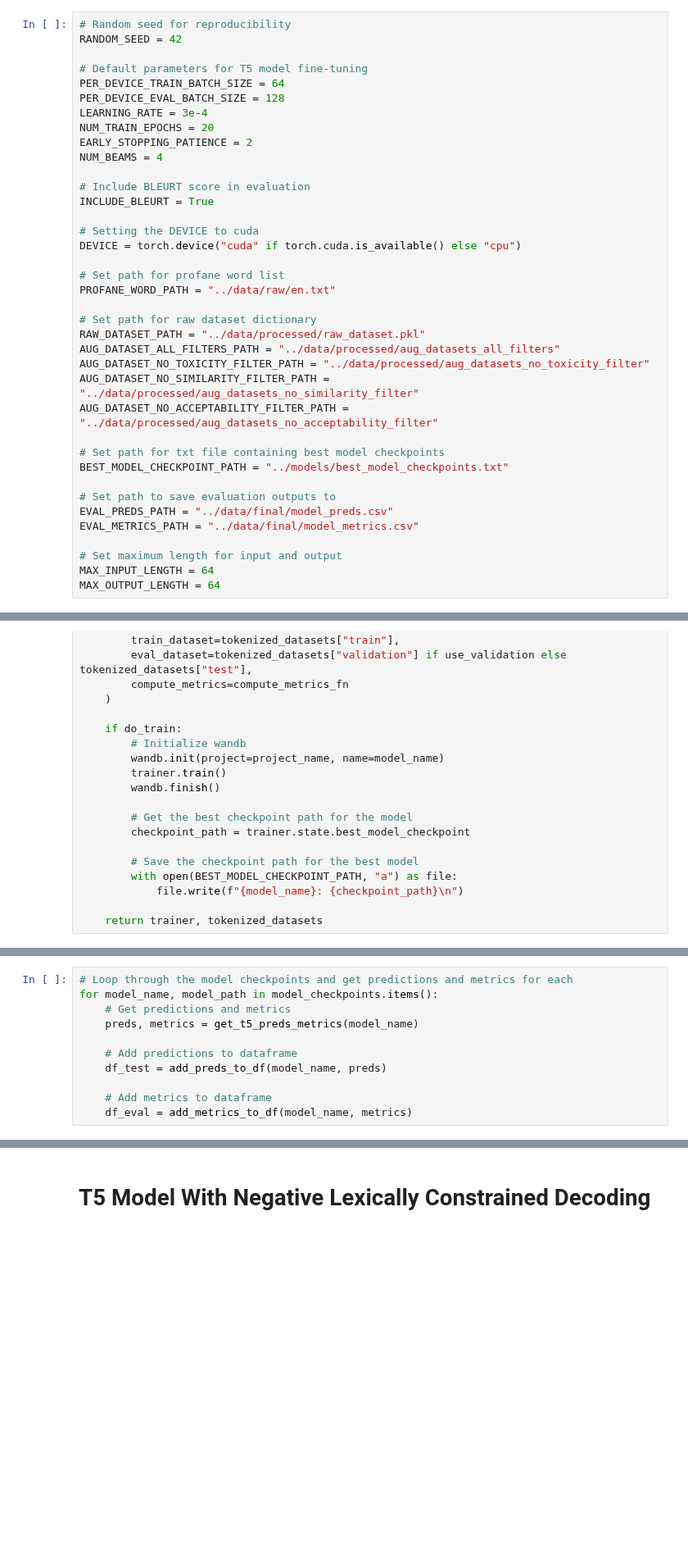
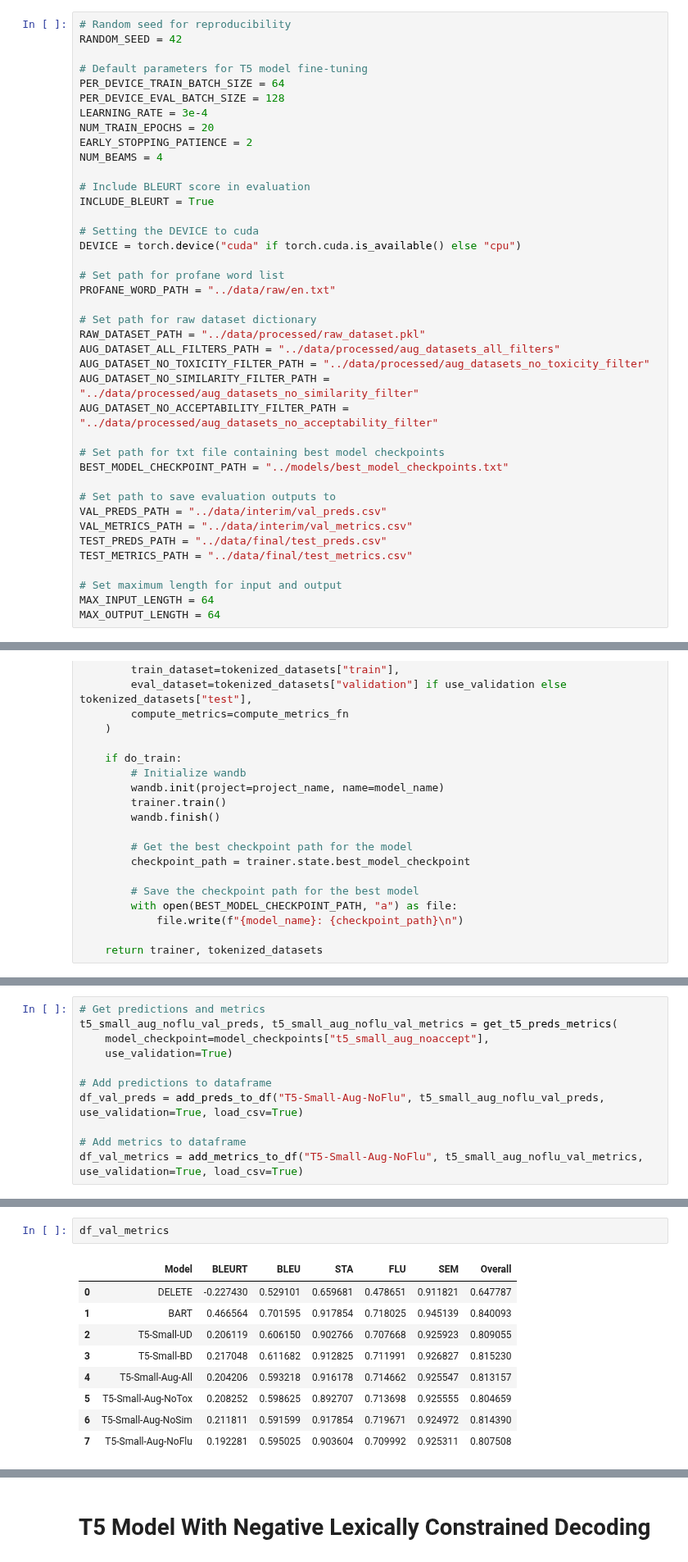
Before and after one commit to garyukong/T5-TextDetoxification, a Jupyter notebook: notebooks/4_Evaluation.ipynb, the cells around one changed output, grey strips where cells are left out. Shown at 82% size. Saved outputs shown, nothing was run; the diff lists cells and outputs as text; blank space fills up the shorter version.

```diff
--- a/notebooks/4_Evaluation.ipynb
+++ b/notebooks/4_Evaluation.ipynb
@@ -69,8 +73,10 @@ AUG_DATASET_NO_ACCEPTABILITY_FILTER_PATH = "../data/processed/aug_datasets_no_ac
 BEST_MODEL_CHECKPOINT_PATH = "../models/best_model_checkpoints.txt"
 
 # Set path to save evaluation outputs to
-EVAL_PREDS_PATH = "../data/final/model_preds.csv"
-EVAL_METRICS_PATH = "../data/final/model_metrics.csv"
+VAL_PREDS_PATH = "../data/interim/val_preds.csv"
+VAL_METRICS_PATH = "../data/interim/val_metrics.csv"
+TEST_PREDS_PATH = "../data/final/test_preds.csv"
+TEST_METRICS_PATH = "../data/final/test_metrics.csv"
 
 # Set maximum length for input and output
 MAX_INPUT_LENGTH = 64
@@ -1007,11 +1063,0 @@ def get_t5_preds_metrics(model_name,
-# %%
-# Loop through the model checkpoints and get predictions and metrics for each
-for model_name, model_path in model_checkpoints.items():
-    # Get predictions and metrics
-    preds, metrics = get_t5_preds_metrics(model_name)
-
-    # Add predictions to dataframe
-    df_test = add_preds_to_df(model_name, preds)
-
-    # Add metrics to dataframe
-    df_eval = add_metrics_to_df(model_name, metrics)
@@ -1050,0 +1511,11 @@ Special tokens have been added in the vocabulary, make sure the associated word
+# %%
+# Get predictions and metrics
+t5_small_aug_noflu_val_preds, t5_small_aug_noflu_val_metrics = get_t5_preds_metrics(
+    model_checkpoint=model_checkpoints["t5_small_aug_noaccept"],
+    use_validation=True)
+
+# Add predictions to dataframe
+df_val_preds = add_preds_to_df("T5-Small-Aug-NoFlu", t5_small_aug_noflu_val_preds, use_validation=True, load_csv=True)
+
+# Add metrics to dataframe
+df_val_metrics = add_metrics_to_df("T5-Small-Aug-NoFlu", t5_small_aug_noflu_val_metrics, use_validation=True, load_csv=True)
@@ -1050,0 +1531,12 @@ Special tokens have been added in the vocabulary, make sure the associated word
+# %%
+df_val_metrics
+# %% [output]
+|  | Model | BLEURT | BLEU | STA | FLU | SEM | Overall |
+| 0 | DELETE | -0.227430 | 0.529101 | 0.659681 | 0.478651 | 0.911821 | 0.647787 |
+| 1 | BART | 0.466564 | 0.701595 | 0.917854 | 0.718025 | 0.945139 | 0.840093 |
+| 2 | T5-Small-UD | 0.206119 | 0.606150 | 0.902766 | 0.707668 | 0.925923 | 0.809055 |
+| 3 | T5-Small-BD | 0.217048 | 0.611682 | 0.912825 | 0.711991 | 0.926827 | 0.815230 |
+| 4 | T5-Small-Aug-All | 0.204206 | 0.593218 | 0.916178 | 0.714662 | 0.925547 | 0.813157 |
+| 5 | T5-Small-Aug-NoTox | 0.208252 | 0.598625 | 0.892707 | 0.713698 | 0.925555 | 0.804659 |
+| 6 | T5-Small-Aug-NoSim | 0.211811 | 0.591599 | 0.917854 | 0.719671 | 0.924972 | 0.814390 |
+| 7 | T5-Small-Aug-NoFlu | 0.192281 | 0.595025 | 0.903604 | 0.709992 | 0.925311 | 0.807508 |
```
Also changed, not shown: parts of 53 cells of this notebook, 5 other files.
